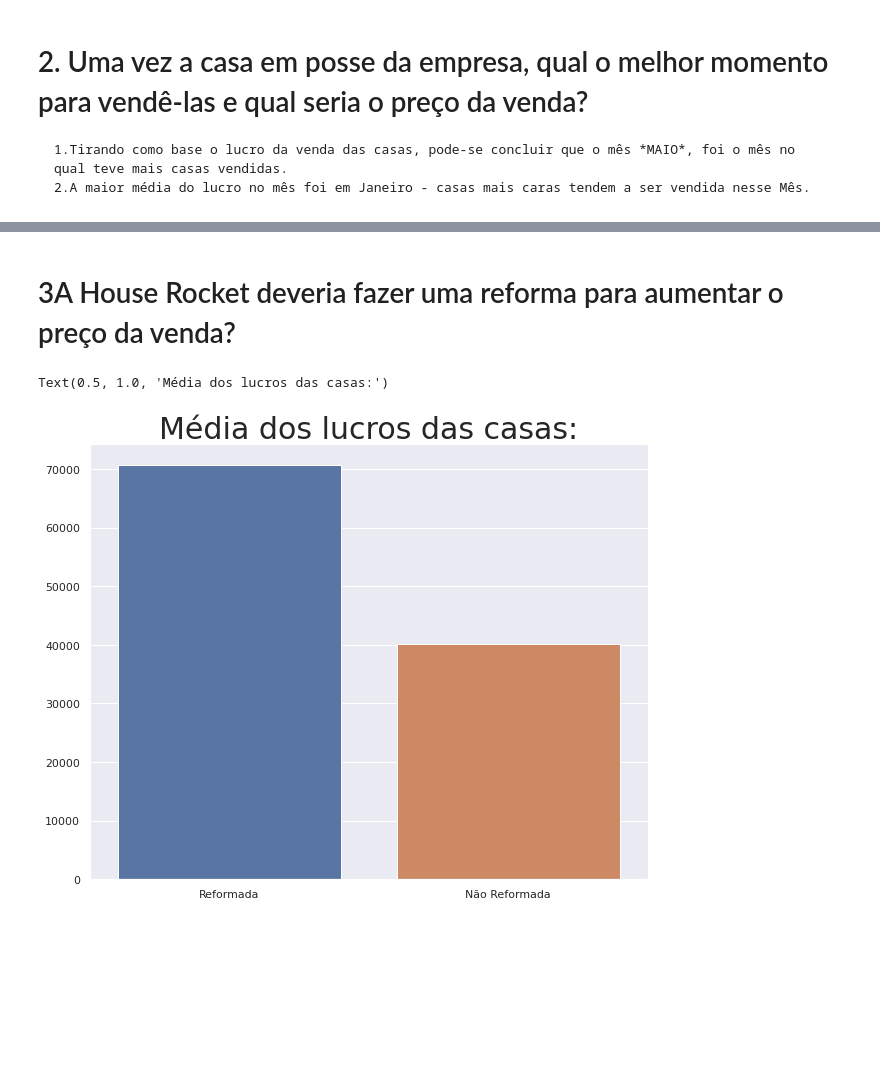
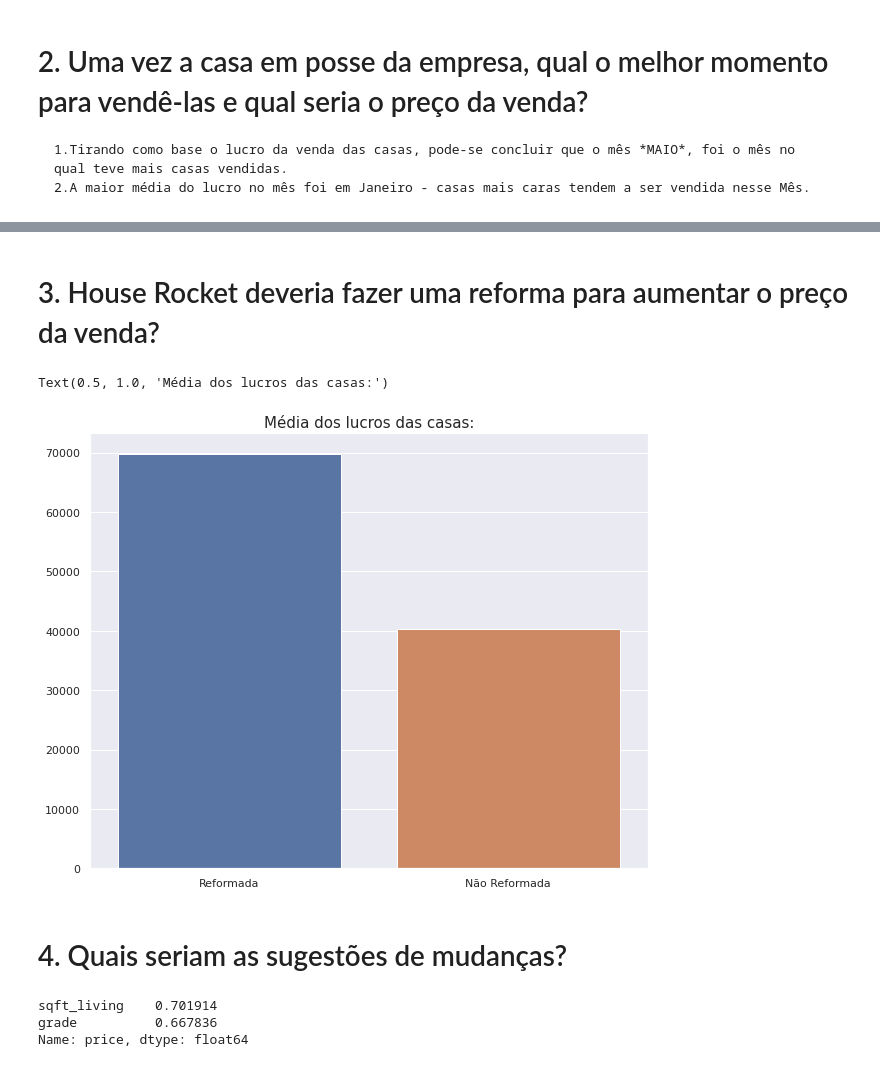
Before and after one commit to escobar-felipe/Projetos, a Jupyter notebook: House_price/House_price.ipynb, the cells around one changed output, grey strips where cells are left out. Saved outputs shown, nothing was run; the diff lists cells and outputs as text; code cells hidden in the pictures; blank space fills up the shorter version.

```diff
--- a/House_price/House_price.ipynb
+++ b/House_price/House_price.ipynb
@@ -411,0 +384,2 @@ pipe = Pipeline([('scaler', StandardScaler()), ('RFR',  RandomForestRegressor())
+# %%
+rf.fit(X_train, Y_train)
@@ -527,5 +528,5 @@ See the caveats in the documentation: https://pandas.pydata.org/pandas-docs/stab
 # %% [markdown]
-# 3A House Rocket deveria fazer uma reforma para aumentar o preço da venda?
+# 3. House Rocket deveria fazer uma reforma para aumentar o preço da venda?
 # %%
 nreformada = [df_lucros[df_lucros['reforma']==0].mean().lucro]
 # %%
@@ -533,7 +534,15 @@ reformada =[df_lucros[df_lucros['reforma']==1].mean().lucro]
 # %%
 df_reformada = pd.DataFrame({'Reformada': reformada, 'Não Reformada': nreformada})
 # %%
-sns.barplot(data=df_reformada).set_title('Média dos lucros das casas:',size=30)
+sns.barplot(data=df_reformada).set_title('Média dos lucros das casas:',size=15)
 # %% [output]
 Text(0.5, 1.0, 'Média dos lucros das casas:')
-[figure, old version]
+[figure, new version]
+# %% [markdown]
+# 4. Quais seriam as sugestões de mudanças?
+# %%
+df.corr()['price'].sort_values(ascending=False)[2:4]
+# %% [output]
+sqft_living    0.701914
+grade          0.667836
+Name: price, dtype: float64
```
Also changed, not shown: parts of 17 cells of this notebook.
